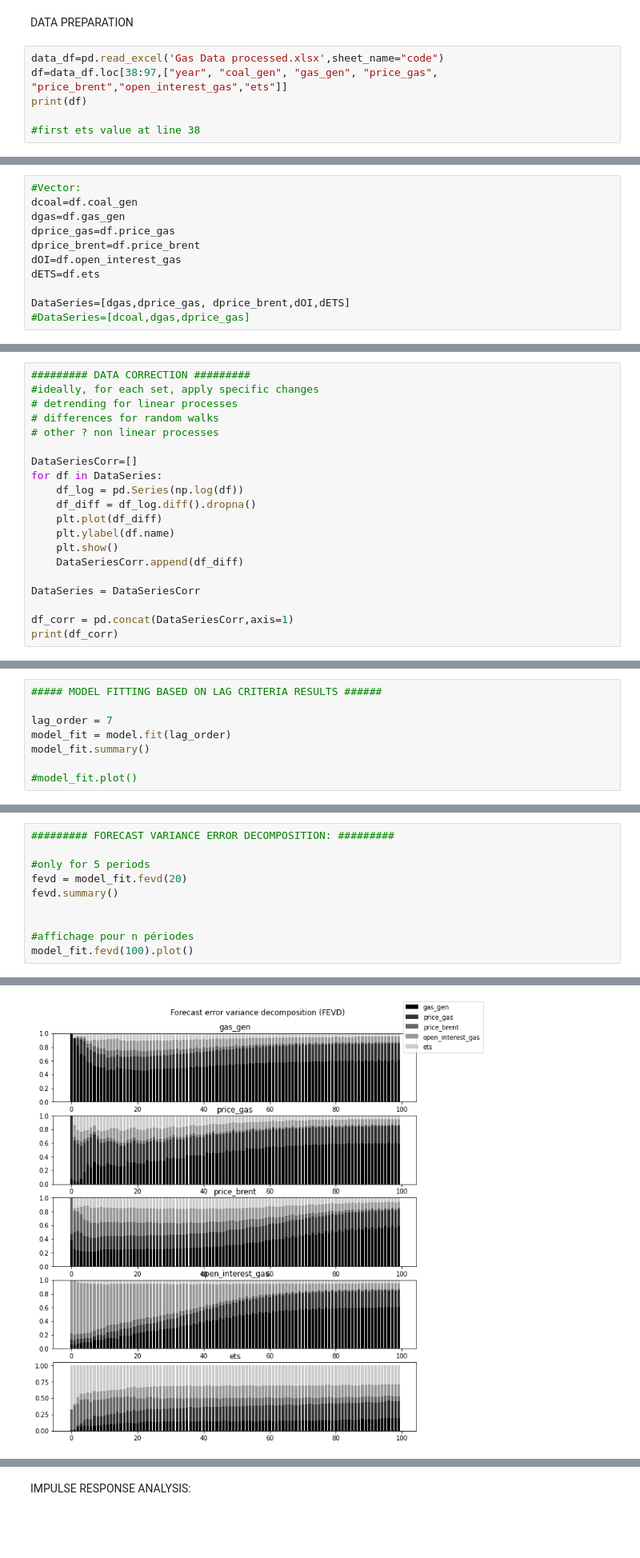
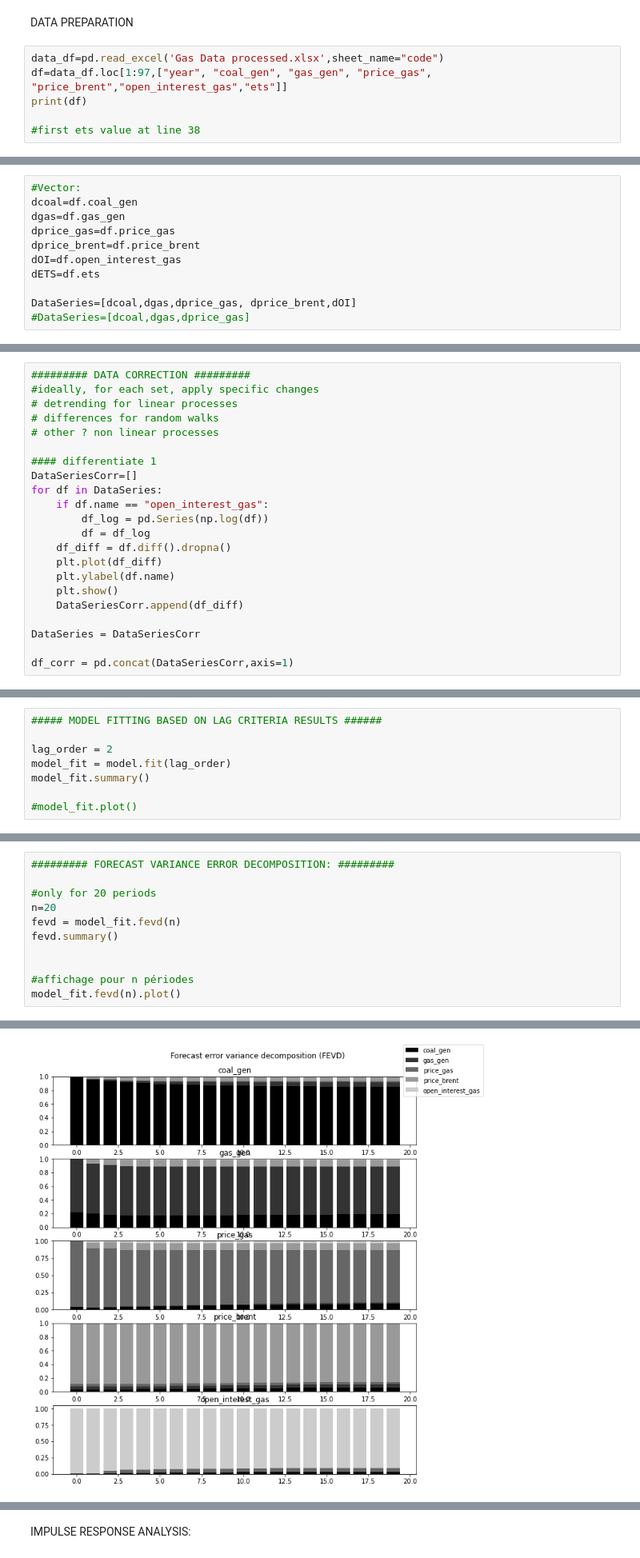
Before and after one commit to lruffie/GasPriceDecomp, a Jupyter notebook: VAR_V1.ipynb, the cells around one changed output, grey strips where cells are left out. Shown at 80% size. Drawn from its saved outputs; the diff is of its cells as text; blank space fills up the shorter version.

```diff
--- a/VAR_V1.ipynb
+++ b/VAR_V1.ipynb
@@ -10,7 +10,7 @@ from statsmodels.tsa.api import VAR
 DATA PREPARATION
 # %%
 data_df=pd.read_excel('Gas Data processed.xlsx',sheet_name="code")
-df=data_df.loc[38:97,["year", "coal_gen", "gas_gen", "price_gas", "price_brent","open_interest_gas","ets"]]
+df=data_df.loc[1:97,["year", "coal_gen", "gas_gen", "price_gas", "price_brent","open_interest_gas","ets"]]
 print(df)
 
 #first ets value at line 38
@@ -55,7 +55,7 @@ dprice_brent=df.price_brent
 dOI=df.open_interest_gas
 dETS=df.ets
 
-DataSeries=[dgas,dprice_gas, dprice_brent,dOI,dETS]
+DataSeries=[dcoal,dgas,dprice_gas, dprice_brent,dOI]
 #DataSeries=[dcoal,dgas,dprice_gas]
 # %%
 ######### INITIAL DATA TESTS #########
@@ -155,10 +155,13 @@ look-up table. The actual p-value is smaller than the p-value returned.
 # differences for random walks
 # other ? non linear processes
 
+#### differentiate 1
 DataSeriesCorr=[]
 for df in DataSeries:
-    df_log = pd.Series(np.log(df))
-    df_diff = df_log.diff().dropna()
+    if df.name == "open_interest_gas":
+        df_log = pd.Series(np.log(df))
+        df = df_log
+    df_diff = df.diff().dropna()
     plt.plot(df_diff)
     plt.ylabel(df.name)
     plt.show()
@@ -167,5 +170,4 @@ for df in DataSeries:
 DataSeries = DataSeriesCorr
 
 df_corr = pd.concat(DataSeriesCorr,axis=1)
-print(df_corr)
 # %% [output]
@@ -359,7 +325,7 @@ VAR Order Selection (* highlights the minimums)
 # %%
 ##### MODEL FITTING BASED ON LAG CRITERIA RESULTS ######
 
-lag_order = 7
+lag_order = 2
 model_fit = model.fit(lag_order)
 model_fit.summary()
 
@@ -409,11 +375,12 @@ Test statistic Critical value p-value    df
 # %%
 ######### FORECAST VARIANCE ERROR DECOMPOSITION: #########
 
-#only for 5 periods
-fevd = model_fit.fevd(20)
+#only for 20 periods
+n=20
+fevd = model_fit.fevd(n)
 fevd.summary()
 
 
 #affichage pour n périodes
-model_fit.fevd(100).plot()
+model_fit.fevd(n).plot()
 # %% [output]
@@ -437 +404 @@ FEVD for gas_gen
-[figure, old version]
+[figure, new version]
```
Also changed, not shown: parts of 19 cells of this notebook, 2 other files.
